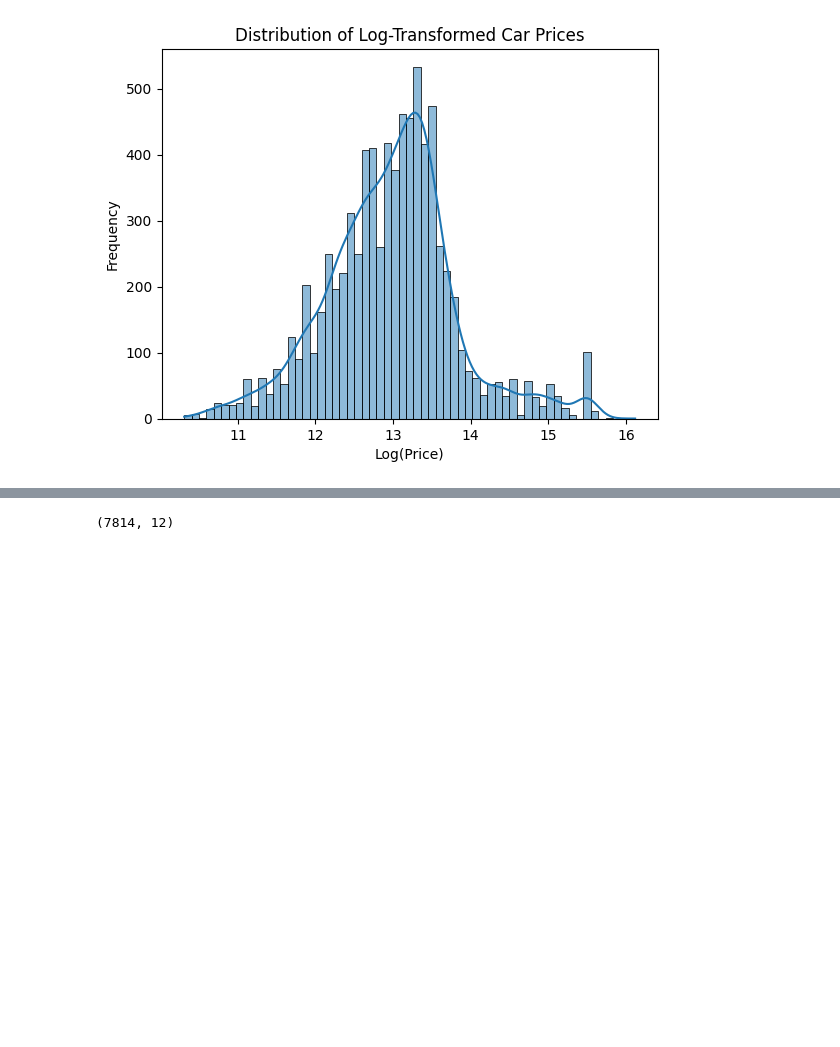
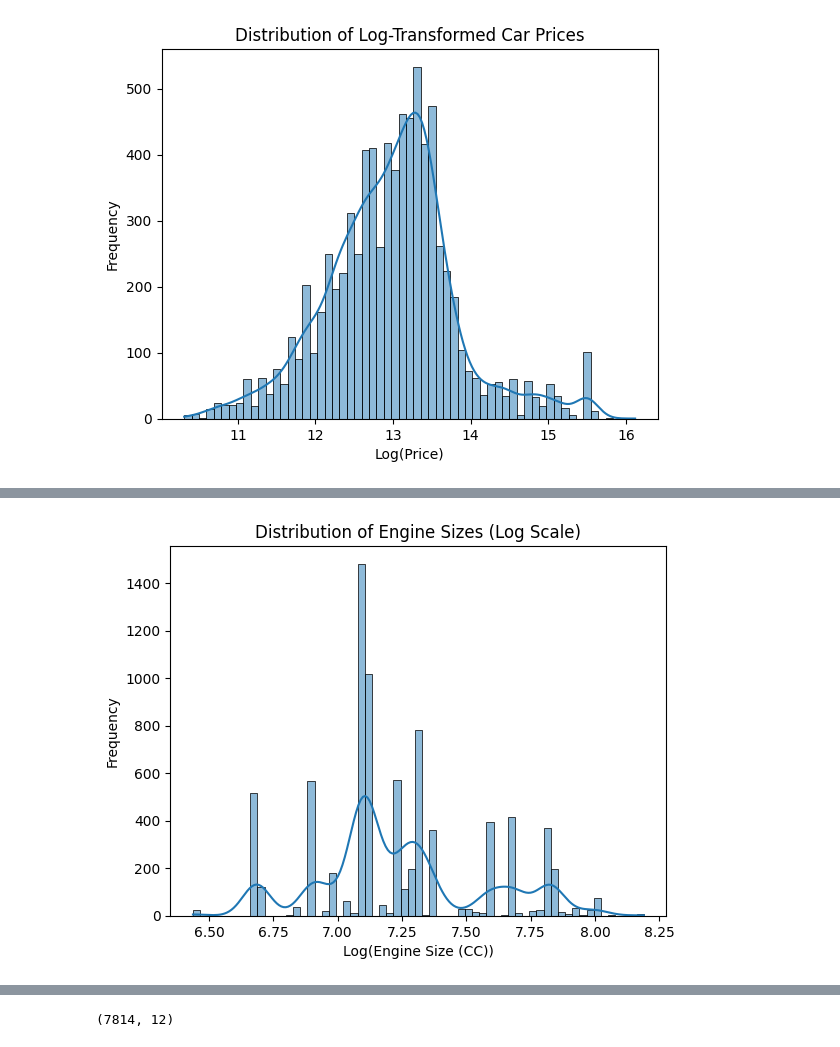
Before and after one commit to sushmi/classroom, a Jupyter notebook: notebook/A1 - Predicting Car Prices.ipynb, the cells around one changed output, grey strips where cells are left out. Cells and saved outputs as stored; diff of their text form; code cells hidden in the pictures; blank space fills up the shorter version.

```diff
--- a/notebook/A1 - Predicting Car Prices.ipynb
+++ b/notebook/A1 - Predicting Car Prices.ipynb
@@ -414,0 +379,9 @@ len(df_train), len(df_val), len(df_test) , len(df_train)+ len(df_val)+ len(df_te
+# %%
+# Checking distribution of null values in Engine column
+sns.histplot(np.log1p(df['engine_num'].dropna()), kde=True)
+plt.title('Distribution of Engine Sizes (Log Scale)')
+plt.xlabel('Log(Engine Size (CC))')
+plt.ylabel('Frequency')
+plt.show()
+# %% [output]
+[figure, added]
```
Also changed, not shown: parts of 72 cells of this notebook, 3 other files.
